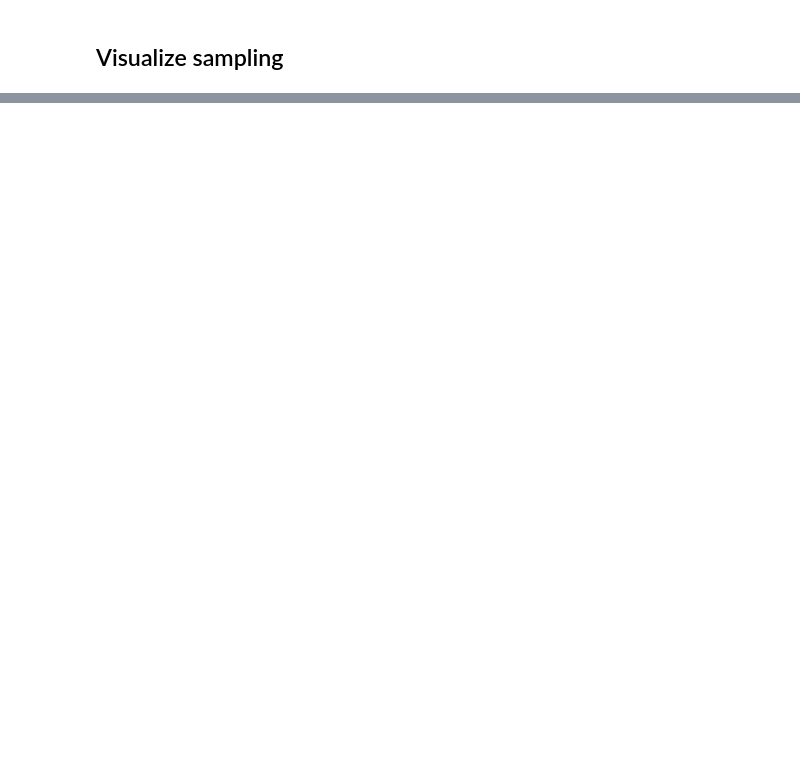
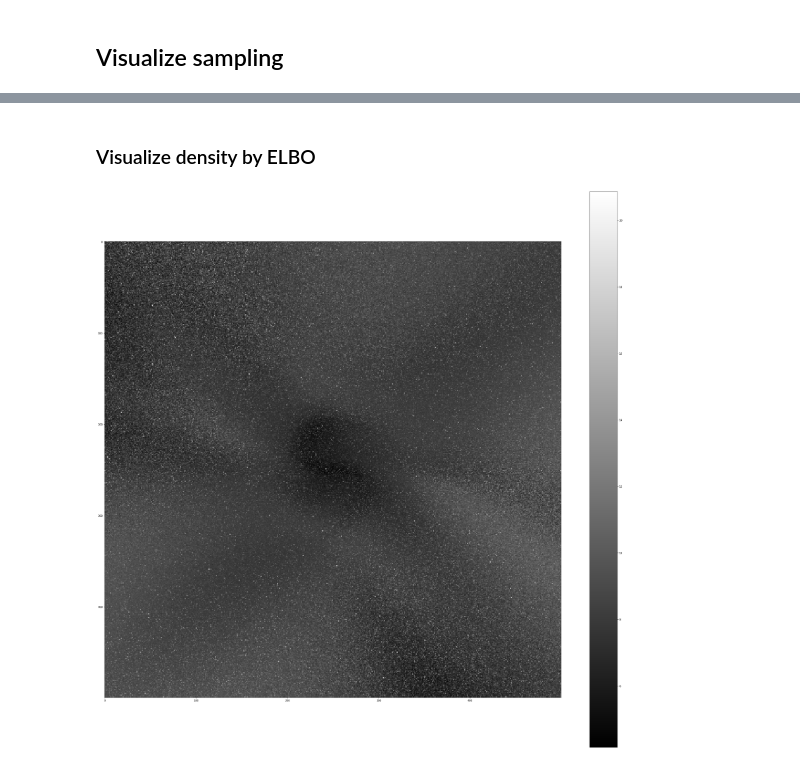
Before and after one commit to JakobHavtorn/vari, a Jupyter notebook: notebooks/spiral.ipynb, the cells around one changed output, grey strips where cells are left out. Saved outputs shown, nothing was run; the diff lists cells and outputs as text; code cells hidden in the pictures; blank space fills up the shorter version.

```diff
--- a/notebooks/spiral.ipynb
+++ b/notebooks/spiral.ipynb
@@ -44,21 +55,0 @@ x_train_meshgrid = np.array(x_meshgrid)
-# %%
-# Meshgrid for spiral data
-nx, ny = (100, 100)
-x = np.linspace(np.min(x_train[:,0]) - 1, np.max(x_train[:,0]) + 1, nx)
-y = np.linspace(np.min(x_train[:,1]) - 1, np.max(x_train[:,1]) + 1, ny)
-xv, yv = np.meshgrid(x, y, sparse=False, indexing='xy')
-x_meshgrid = []
-for i in range(nx):
-    for j in range(ny):
-        x_meshgrid += [[xv[j,i], yv[j,i]]]
-        if not i == 0:
-            x_meshgrid += [[xv[j,i-1], yv[j,i-1]]]
-        x_meshgrid += [[xv[j,i], yv[j,i]]]
-        if not j == 0:
-            x_meshgrid += [[xv[j-1,i], yv[j-1,i]]]
-        x_meshgrid += [[xv[j,i], yv[j,i]]]
-        if j == ny-1:
-            for k in range(ny):
-                x_meshgrid += [[xv[ny-(k+1),i], yv[ny-(k+1),i]]]
-
-x_train_meshgrid_large = np.array(x_meshgrid)
@@ -176,0 +255,2 @@ plt.show()
+# %% [markdown]
+### Visualize density by ELBO
@@ -176,0 +285,22 @@ plt.show()
+# %%
+zv_rescaled = zv
+
+#zv_rescaled += zv.min()
+
+zv_rescaled = np.clip(zv_rescaled, -20000., zv_rescaled.max()) # TODO: Do something smarter here!
+
+#zv_rescaled = np.clip(zv_rescaled, 15., zv_rescaled.max())
+
+#zv_rescaled = (zv_rescaled - zv_rescaled.min()) / (zv_rescaled.max() - zv_rescaled.min())
+#zv_rescaled = 1-zv_rescaled
+
+#zv_rescaled = np.exp(zv)
+
+plt.figure(figsize=(40, 40))
+plt.imshow(zv_rescaled, mpl.cm.get_cmap('binary_r'))
+plt.colorbar()
+plt.axis(aspect='image');
+#plt.axis('off')
+plt.show()
+# %% [output]
+[figure, added]
```
Also changed, not shown: parts of 22 cells of this notebook.
